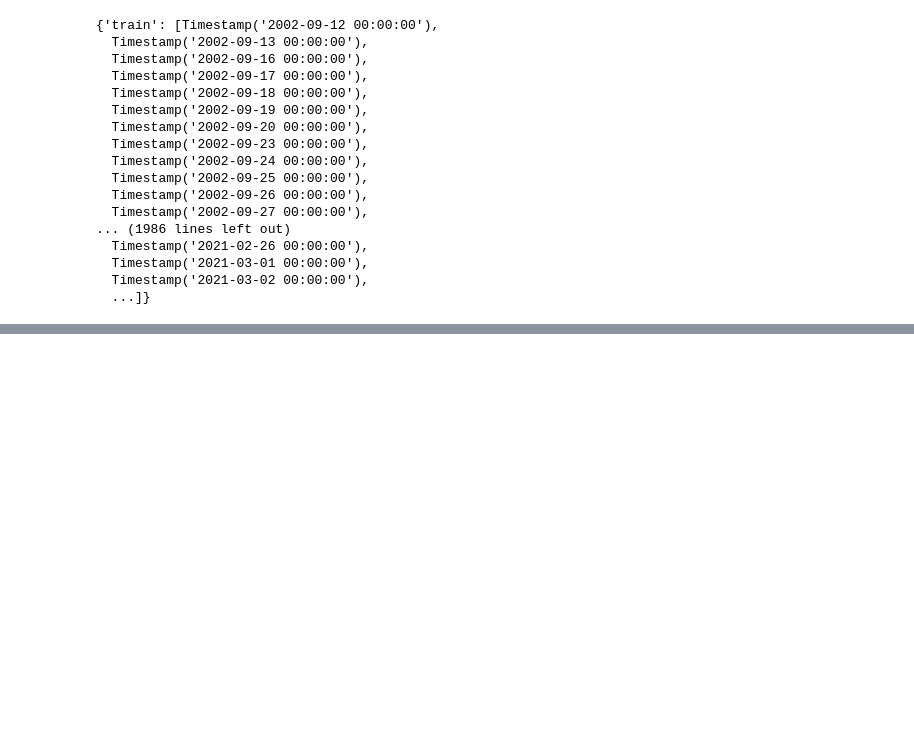
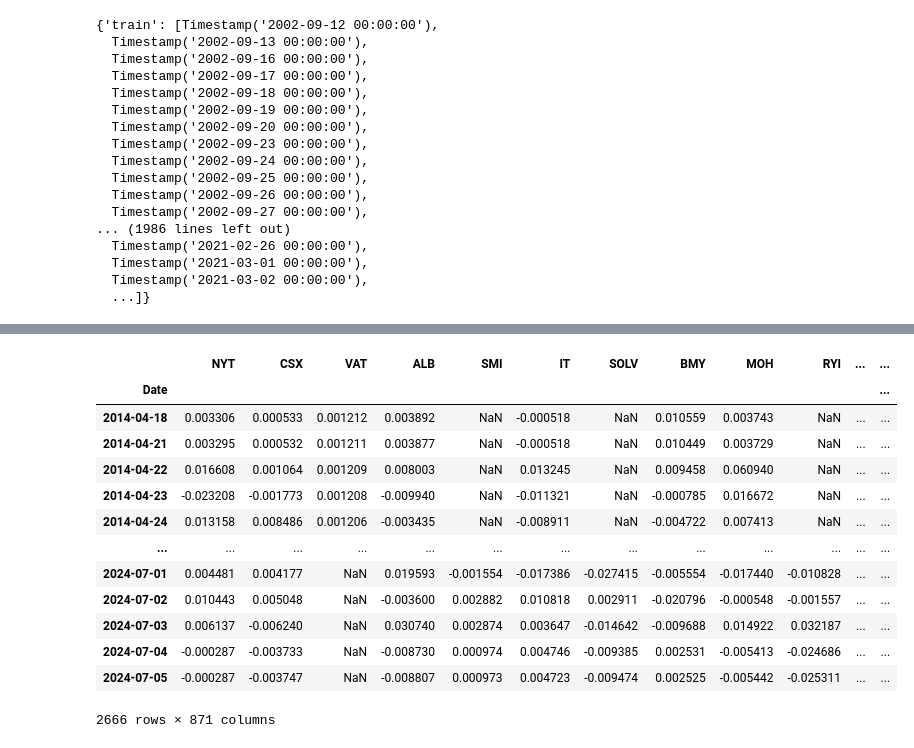
Before and after one commit to ChoiInYeol/ChartPortfolio, a Jupyter notebook: data/date_test.ipynb, the cells around one changed output, grey strips where cells are left out. Drawn from its saved outputs; the diff is of its cells as text; code cells hidden in the pictures; blank space fills up the shorter version.

```diff
--- a/data/date_test.ipynb
+++ b/data/date_test.ipynb
@@ -143,3 +146,13 @@ test_date
   Timestamp('2021-03-01 00:00:00'),
   Timestamp('2021-03-02 00:00:00'),
   ...]}
+# %%
+import pandas as pd
+
+df = pd.read_csv("return_df.csv", index_col="Date", parse_dates=True)
+df.head()
+df.tail()
+df.info()
+
+df.columns
+df.index
@@ -145,0 +190,19 @@ test_date
+# %%
+# NAVI에서 NaN 값이 아닌 시점부터 출력
+
+df[df['NAVI'].notna()]
+# %% [output]
+|  | NYT | CSX | VAT | ALB | SMI | IT | SOLV | BMY | MOH | RYI | ... | ... |
+| Date |  |  |  |  |  |  |  |  |  |  |  | ... |
+| 2014-04-18 | 0.003306 | 0.000533 | 0.001212 | 0.003892 | NaN | -0.000518 | NaN | 0.010559 | 0.003743 | NaN | ... | ... |
+| 2014-04-21 | 0.003295 | 0.000532 | 0.001211 | 0.003877 | NaN | -0.000518 | NaN | 0.010449 | 0.003729 | NaN | ... | ... |
+| 2014-04-22 | 0.016608 | 0.001064 | 0.001209 | 0.008003 | NaN | 0.013245 | NaN | 0.009458 | 0.060940 | NaN | ... | ... |
+| 2014-04-23 | -0.023208 | -0.001773 | 0.001208 | -0.009940 | NaN | -0.011321 | NaN | -0.000785 | 0.016672 | NaN | ... | ... |
+| 2014-04-24 | 0.013158 | 0.008486 | 0.001206 | -0.003435 | NaN | -0.008911 | NaN | -0.004722 | 0.007413 | NaN | ... | ... |
+| ... | ... | ... | ... | ... | ... | ... | ... | ... | ... | ... | ... | ... |
+| 2024-07-01 | 0.004481 | 0.004177 | NaN | 0.019593 | -0.001554 | -0.017386 | -0.027415 | -0.005554 | -0.017440 | -0.010828 | ... | ... |
+| 2024-07-02 | 0.010443 | 0.005048 | NaN | -0.003600 | 0.002882 | 0.010818 | 0.002911 | -0.020796 | -0.000548 | -0.001557 | ... | ... |
+| 2024-07-03 | 0.006137 | -0.006240 | NaN | 0.030740 | 0.002874 | 0.003647 | -0.014642 | -0.009688 | 0.014922 | 0.032187 | ... | ... |
+| 2024-07-04 | -0.000287 | -0.003733 | NaN | -0.008730 | 0.000974 | 0.004746 | -0.009385 | 0.002531 | -0.005413 | -0.024686 | ... | ... |
+| 2024-07-05 | -0.000287 | -0.003747 | NaN | -0.008807 | 0.000973 | 0.004723 | -0.009474 | 0.002525 | -0.005442 | -0.025311 | ... | ... |
+2666 rows × 871 columns
```
Also changed, not shown: parts of 7 cells of this notebook, 48 other files.
